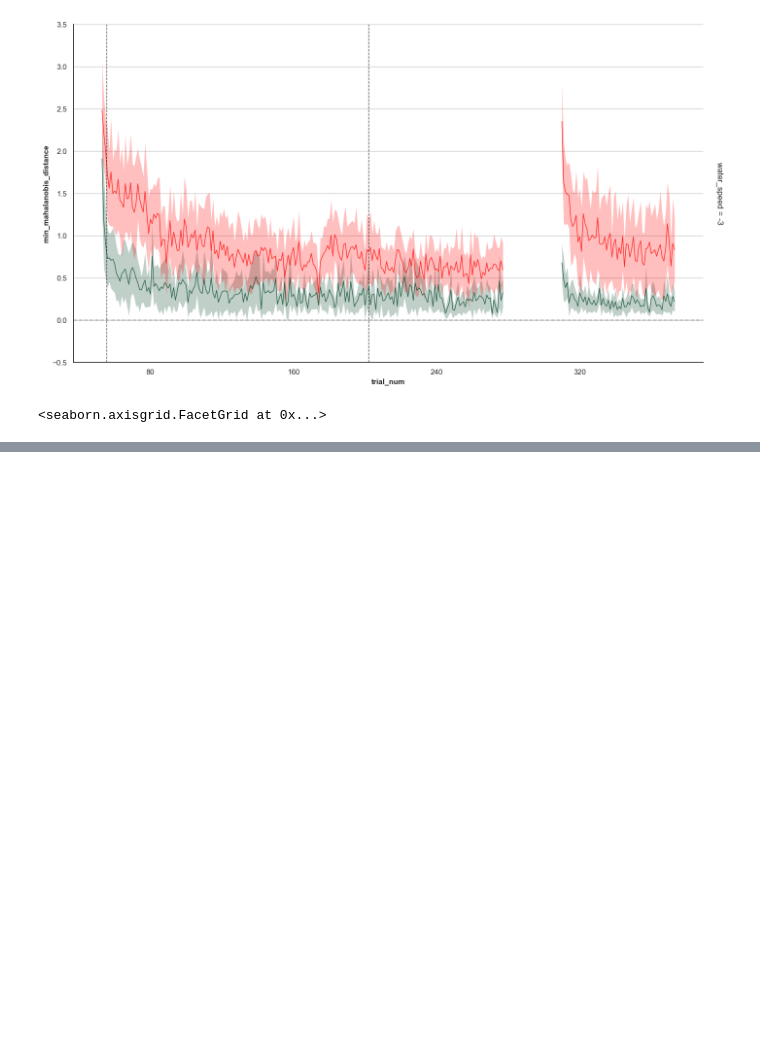
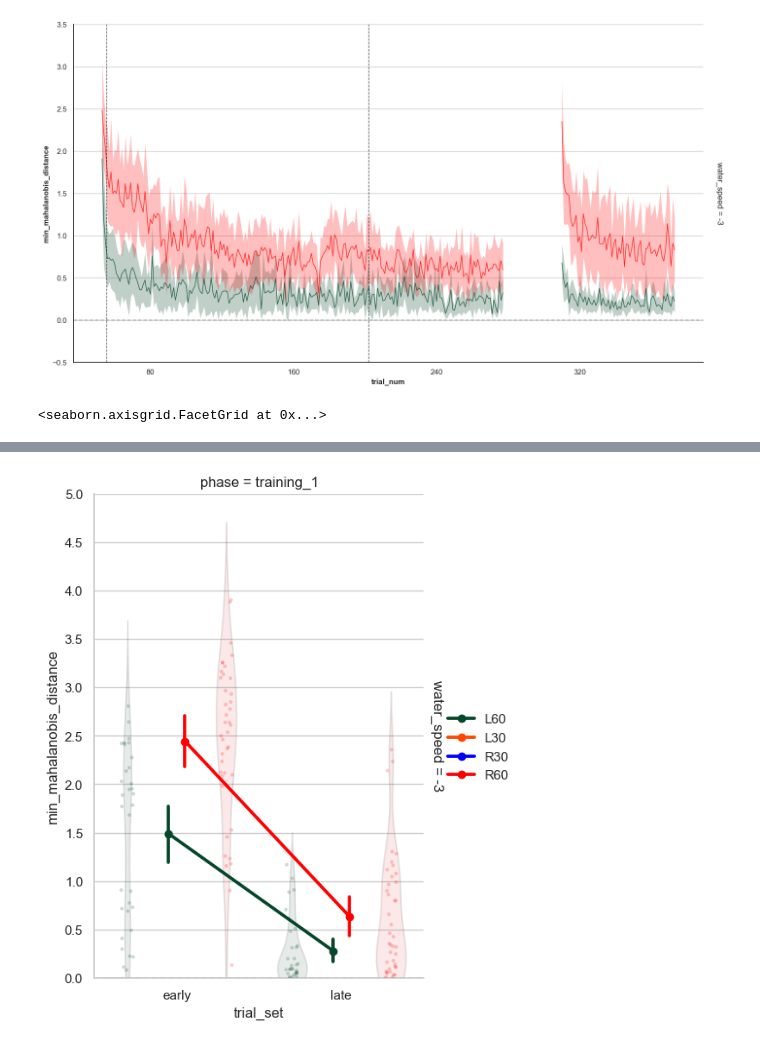
Before and after one commit to jacobjb02/vr-motor-adaptation-notebooks, a Jupyter notebook: Notebook/mahalanobis.ipynb, the cells around one changed output, grey strips where cells are left out. Cells and saved outputs as stored; diff of their text form; code cells hidden in the pictures; blank space fills up the shorter version.

```diff
--- a/Notebook/mahalanobis.ipynb
+++ b/Notebook/mahalanobis.ipynb
@@ -462,0 +457,18 @@ early_late_single_df_2.to_csv("..\\data\\mahalanobis_data\\early_late_SINGLE_df.
+# %%
+# plot training phase 1
+t1 = early_late_single_df_2[early_late_single_df_2['phase'] == 'training_1']
+
+
+from src.plotting import plot_slopes
+plot_slopes(t1,
+                         x_col='trial_set',
+                         y_col='min_mahalanobis_distance',
+                         hue_var='target_id',
+                         facet_col='phase',
+                         facet_row= 'water_speed',
+                         y_lim=[0.0, 4.5],
+                         y_tick_step=0.5,
+                         hit_bounds=None
+                            )
+# %% [output]
+[figure, added]
```
Also changed, not shown: parts of 11 cells of this notebook, 3 other files.
